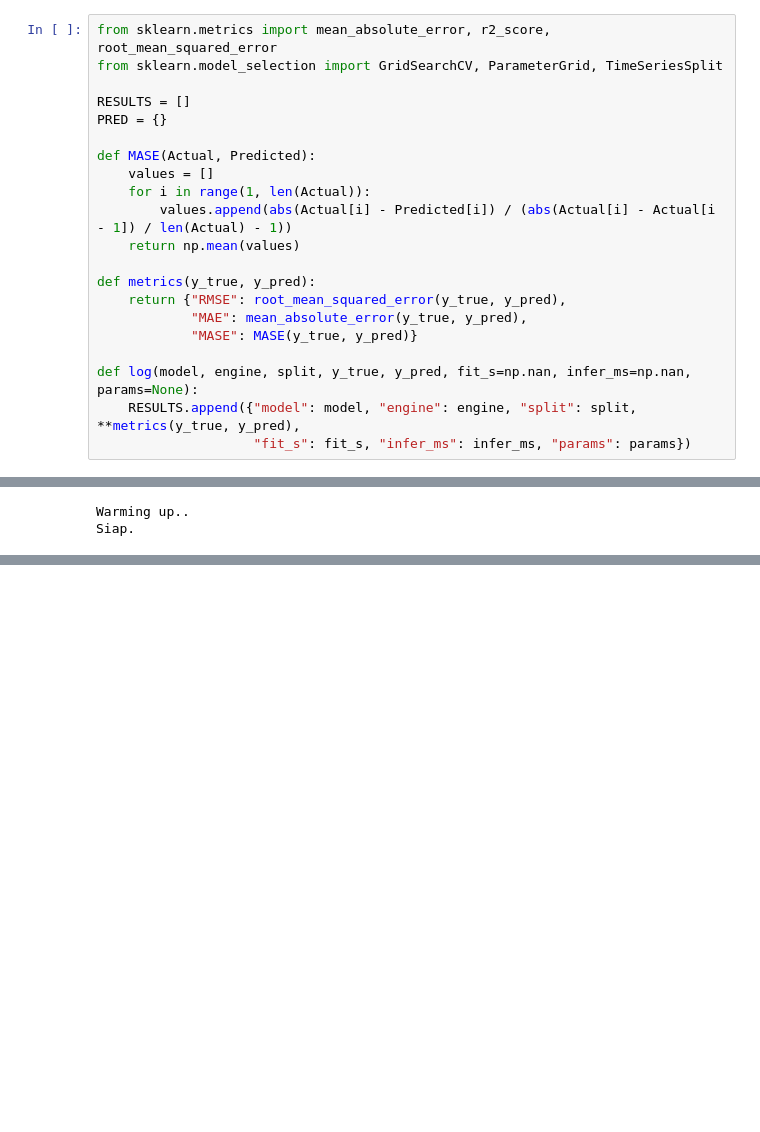
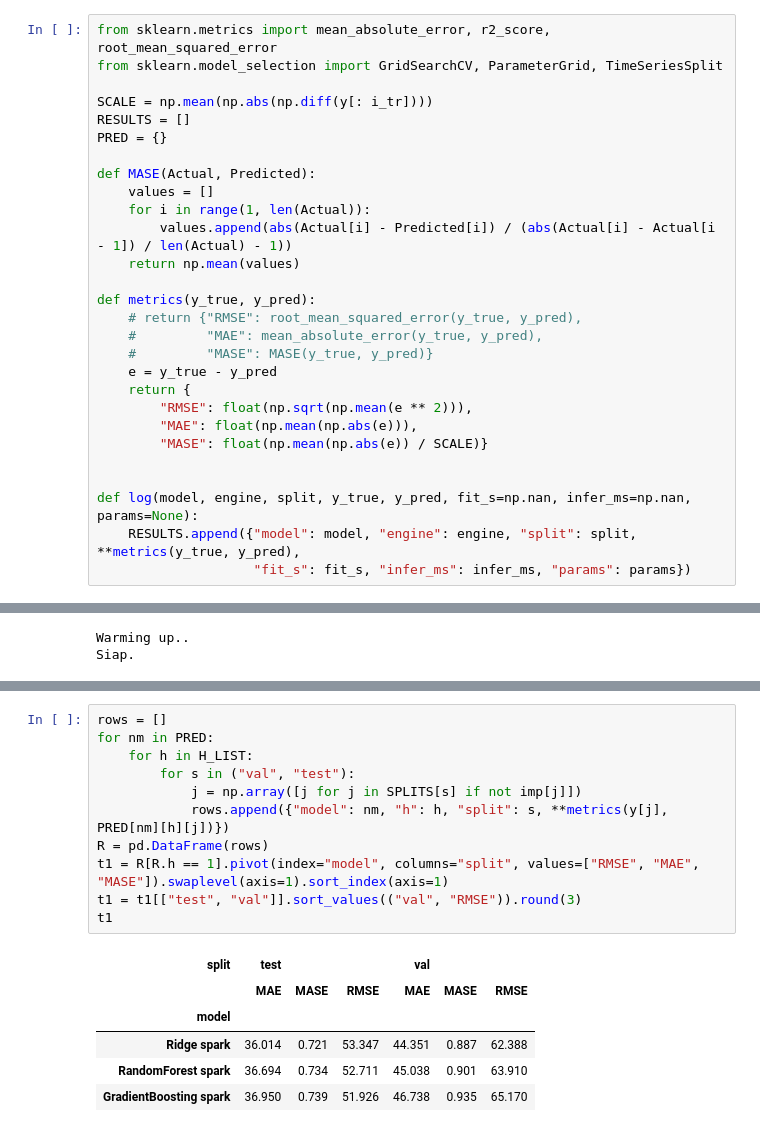
Before and after one commit to axelkrnwn/tes, a Jupyter notebook: code.ipynb, the cells around one changed output, grey strips where cells are left out. Cells and saved outputs as stored; diff of their text form; blank space fills up the shorter version.

```diff
--- a/code.ipynb
+++ b/code.ipynb
@@ -166,6 +148,7 @@ h=4: latih 213 | validasi 52 | uji 50 baris
 from sklearn.metrics import mean_absolute_error, r2_score, root_mean_squared_error
 from sklearn.model_selection import GridSearchCV, ParameterGrid, TimeSeriesSplit
 
+SCALE = np.mean(np.abs(np.diff(y[: i_tr])))
 RESULTS = []
 PRED = {}
 
@@ -176,9 +159,15 @@ def MASE(Actual, Predicted):
     return np.mean(values)
 
 def metrics(y_true, y_pred):
-    return {"RMSE": root_mean_squared_error(y_true, y_pred),
-            "MAE": mean_absolute_error(y_true, y_pred),
-            "MASE": MASE(y_true, y_pred)}
+    # return {"RMSE": root_mean_squared_error(y_true, y_pred),
+    #         "MAE": mean_absolute_error(y_true, y_pred),
+    #         "MASE": MASE(y_true, y_pred)}
+    e = y_true - y_pred
+    return {
+        "RMSE": float(np.sqrt(np.mean(e ** 2))),
+        "MAE": float(np.mean(np.abs(e))),
+        "MASE": float(np.mean(np.abs(e)) / SCALE)}
+
 
 def log(model, engine, split, y_true, y_pred, fit_s=np.nan, infer_ms=np.nan, params=None):
     RESULTS.append({"model": model, "engine": engine, "split": split, **metrics(y_true, y_pred),
@@ -279,0 +263,18 @@ GradientBoosting  CV-RMSE= 55.457 | tuning 168.5s (16 fit) | terbaik: {'maxDepth
+# %%
+rows = []
+for nm in PRED:
+    for h in H_LIST:
+        for s in ("val", "test"):
+            j = np.array([j for j in SPLITS[s] if not imp[j]])
+            rows.append({"model": nm, "h": h, "split": s, **metrics(y[j], PRED[nm][h][j])})
+R = pd.DataFrame(rows)
+t1 = R[R.h == 1].pivot(index="model", columns="split", values=["RMSE", "MAE", "MASE"]).swaplevel(axis=1).sort_index(axis=1)
+t1 = t1[["test", "val"]].sort_values(("val", "RMSE")).round(3)
+t1
+# %% [output]
+| split | test |  |  | val |  |  |
+|  | MAE | MASE | RMSE | MAE | MASE | RMSE |
+| model |  |  |  |  |  |  |
+| Ridge spark | 36.014 | 0.721 | 53.347 | 44.351 | 0.887 | 62.388 |
+| RandomForest spark | 36.694 | 0.734 | 52.711 | 45.038 | 0.901 | 63.910 |
+| GradientBoosting spark | 36.950 | 0.739 | 51.926 | 46.738 | 0.935 | 65.170 |
```
Also changed, not shown: parts of 4 cells of this notebook.
